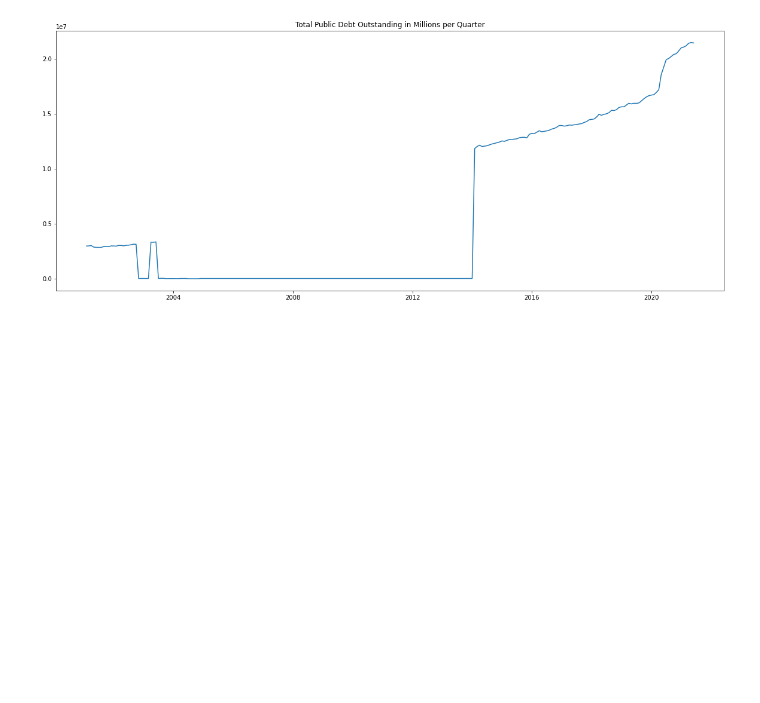
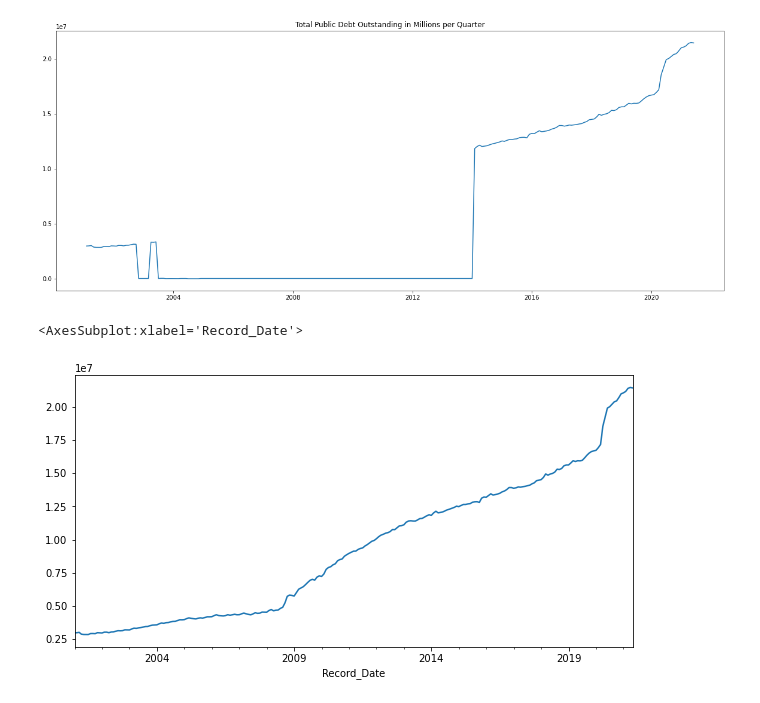
Before and after one commit to kierangraham-au/Data-Project-US-Debt, a Jupyter notebook: usdebt.ipynb, the cells around one changed output. Saved outputs shown, nothing was run; the diff lists cells and outputs as text; code cells hidden in the pictures; blank space fills up the shorter version.

```diff
--- a/usdebt.ipynb
+++ b/usdebt.ipynb
@@ -296,3 +320,8 @@ ax.set_title('Total Public Debt Outstanding in Millions per Quarter')
 # %% [output]
 Text(0.5, 1.0, 'Total Public Debt Outstanding in Millions per Quarter')
 [figure]
+# %%
+debt_df.set_index("Record_Date")[debt_df.set_index("Record_Date")["Security_Type_Description"]=="Total Marketable"].Total_Public_Debt_OutstandingM.plot()
+# %% [output]
+<AxesSubplot:xlabel='Record_Date'>
+[figure, added]
```
Also changed, not shown: parts of 2 cells of this notebook.
